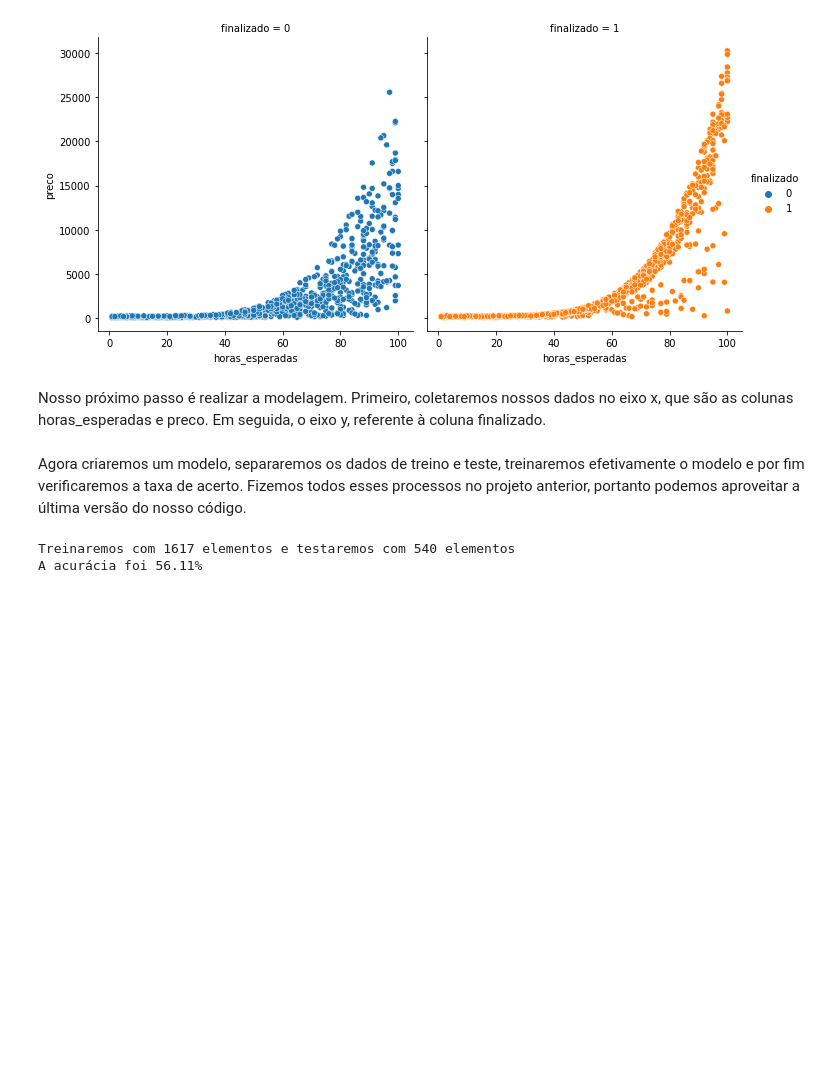
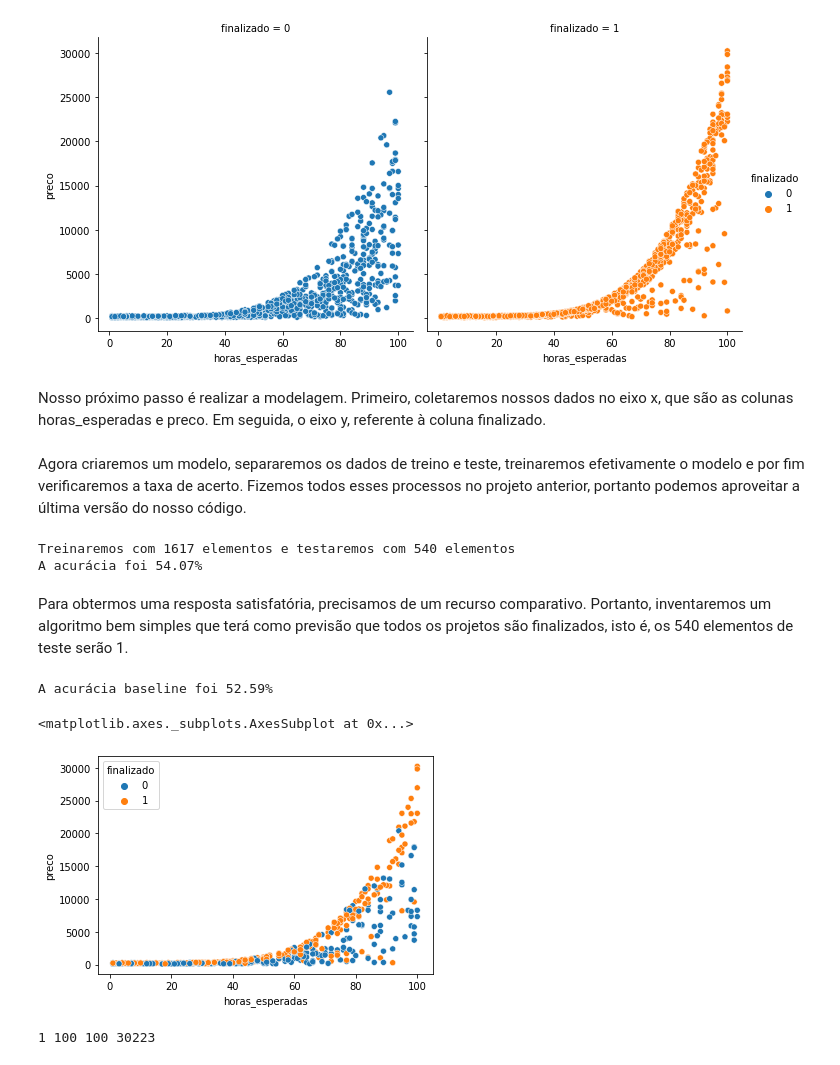
Before and after one commit to bmendezz/machine-learning, a Jupyter notebook: Introdução_a_machine_learning_3.ipynb, the cells around one changed output. Drawn from its saved outputs; the diff is of its cells as text; code cells hidden in the pictures; blank space fills up the shorter version.

```diff
--- a/Introdução_a_machine_learning_3.ipynb
+++ b/Introdução_a_machine_learning_3.ipynb
@@ -79,15 +79,13 @@ y = dados['finalizado']
 # %% [markdown]
 Agora criaremos um modelo, separaremos os dados de treino e teste, treinaremos efetivamente o modelo e por fim verificaremos a taxa de acerto. Fizemos todos esses processos no projeto anterior, portanto podemos aproveitar a última versão do nosso código.
 # %%
-from sklearn.model_selection import train_test_split
+from sklearn.model_selection import train_test_split as tts
 from sklearn.svm import LinearSVC
 from sklearn.metrics import accuracy_score
 
-SEED = 20
+SEED = 5
 
-treino_x, teste_x, treino_y, teste_y = train_test_split(x, y,
-                                                         random_state = SEED, test_size = 0.25,
-                                                         stratify = y)
+treino_x, teste_x, treino_y, teste_y = tts(x, y, random_state = SEED, test_size = 0.25, stratify = y)
 print("Treinaremos com %d elementos e testaremos com %d elementos" % (len(treino_x), len(teste_x)))
 
 modelo = LinearSVC()
@@ -98,4 +96,28 @@ acuracia = accuracy_score(teste_y, previsoes) * 100
 print("A acurácia foi %.2f%%" % acuracia)
 # %% [output]
 Treinaremos com 1617 elementos e testaremos com 540 elementos
-A acurácia foi 56.11%
+A acurácia foi 54.07%
+# %% [markdown]
+Para obtermos uma resposta satisfatória, precisamos de um recurso comparativo. Portanto, inventaremos um algoritmo bem simples que terá como previsão que todos os projetos são finalizados, isto é, os 540 elementos de teste serão 1.
+# %%
+import numpy as np
+previsoes_do_bruno = np.ones(540)
+acuracia = accuracy_score(teste_y, previsoes_do_bruno) * 100
+print("A acurácia baseline foi %.2f%%" % acuracia)
+# %% [output]
+A acurácia baseline foi 52.59%
+# %%
+sns.scatterplot(x="horas_esperadas", y="preco", hue=teste_y, data=teste_x)
+# %% [output]
+<matplotlib.axes._subplots.AxesSubplot at 0x...>
+[figure, added]
+# %%
+x_min = teste_x.horas_esperadas.min()
+x_max = teste_x.horas_esperadas.max()
+
+y_min = teste_x.preco.min()
+y_max = teste_x.preco.max()
+
+print(x_min, x_max, y_min, y_max)
+# %% [output]
+1 100 100 30223
```
Also changed, not shown: parts of 7 cells of this notebook.
